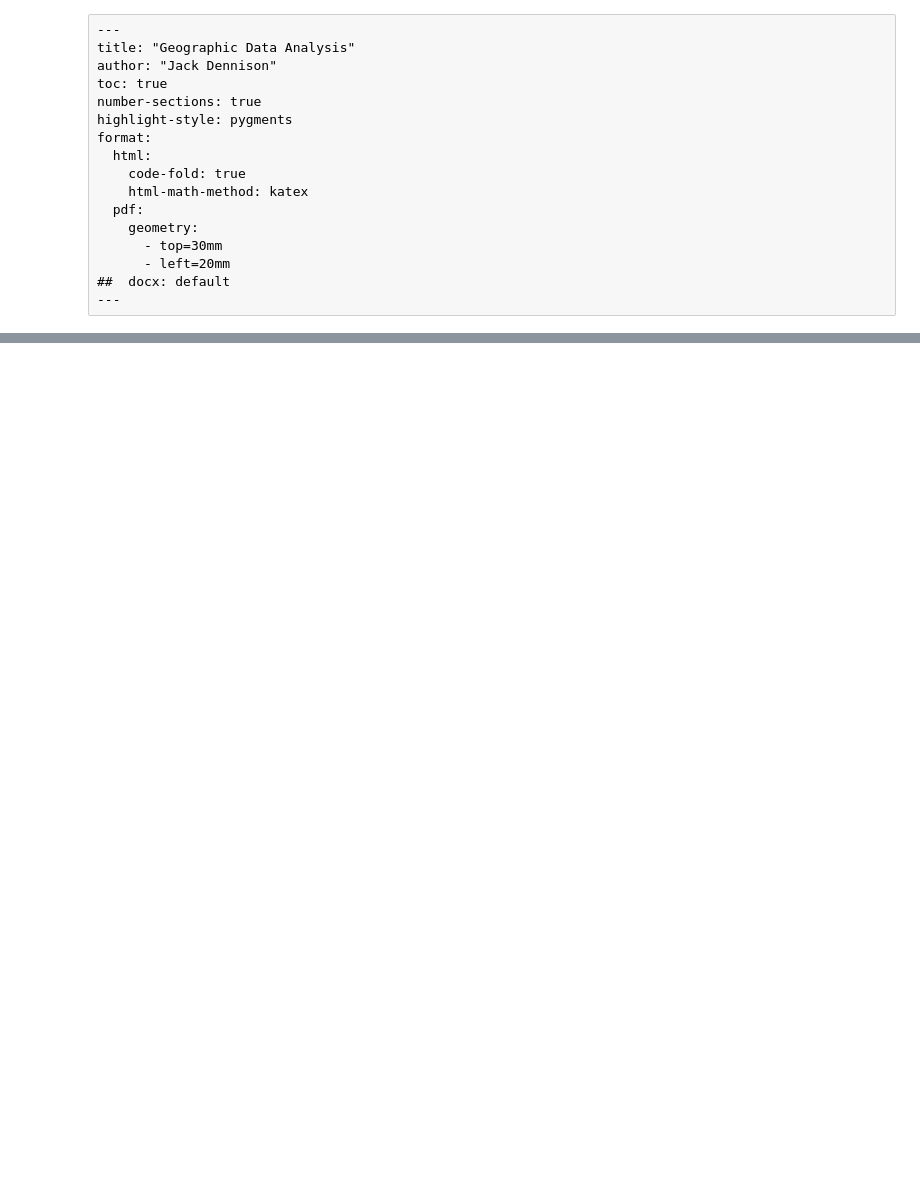
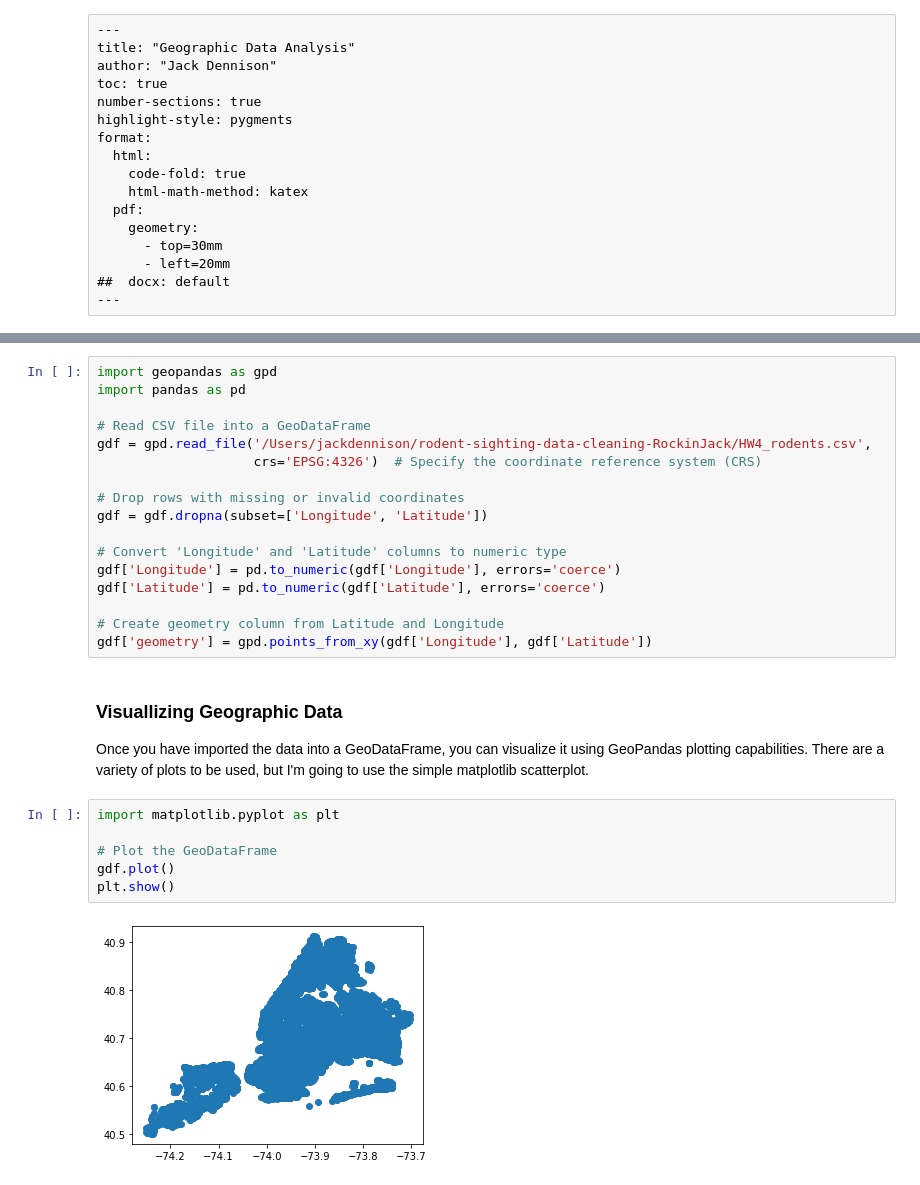
Before and after one commit to statds/ids-s24, a Jupyter notebook: _geographicdataanalysis.ipynb, the cells around one changed output, grey strips where cells are left out. Drawn from its saved outputs; the diff is of its cells as text; blank space fills up the shorter version.

Commit message:
added conclusion and converted to ipynb

```diff
--- a/_geographicdataanalysis.ipynb
+++ b/_geographicdataanalysis.ipynb
@@ -178,0 +201,31 @@ print("Distance between New York City and Los Angeles (Haversine formula): {:.2f
+# %%
+import geopandas as gpd
+import pandas as pd
+
+# Read CSV file into a GeoDataFrame
+gdf = gpd.read_file('/Users/jackdennison/rodent-sighting-data-cleaning-RockinJack/HW4_rodents.csv',
+                    crs='EPSG:4326')  # Specify the coordinate reference system (CRS)
+
+# Drop rows with missing or invalid coordinates
+gdf = gdf.dropna(subset=['Longitude', 'Latitude'])
+
+# Convert 'Longitude' and 'Latitude' columns to numeric type
+gdf['Longitude'] = pd.to_numeric(gdf['Longitude'], errors='coerce')
+gdf['Latitude'] = pd.to_numeric(gdf['Latitude'], errors='coerce')
+
+# Create geometry column from Latitude and Longitude
+gdf['geometry'] = gpd.points_from_xy(gdf['Longitude'], gdf['Latitude'])
+# %% [markdown]
+### Visuallizing Geographic Data
+
+Once you have imported the data into a GeoDataFrame, you can visualize it using GeoPandas plotting
+capabilities. There are a variety of plots to be used, but I'm going to use the simple matplotlib
+scatterplot.
+# %%
+import matplotlib.pyplot as plt
+
+# Plot the GeoDataFrame
+gdf.plot()
+plt.show()
+# %% [output]
+[figure, added]
```
Also changed, not shown: parts of 12 cells of this notebook, 1 other file.
